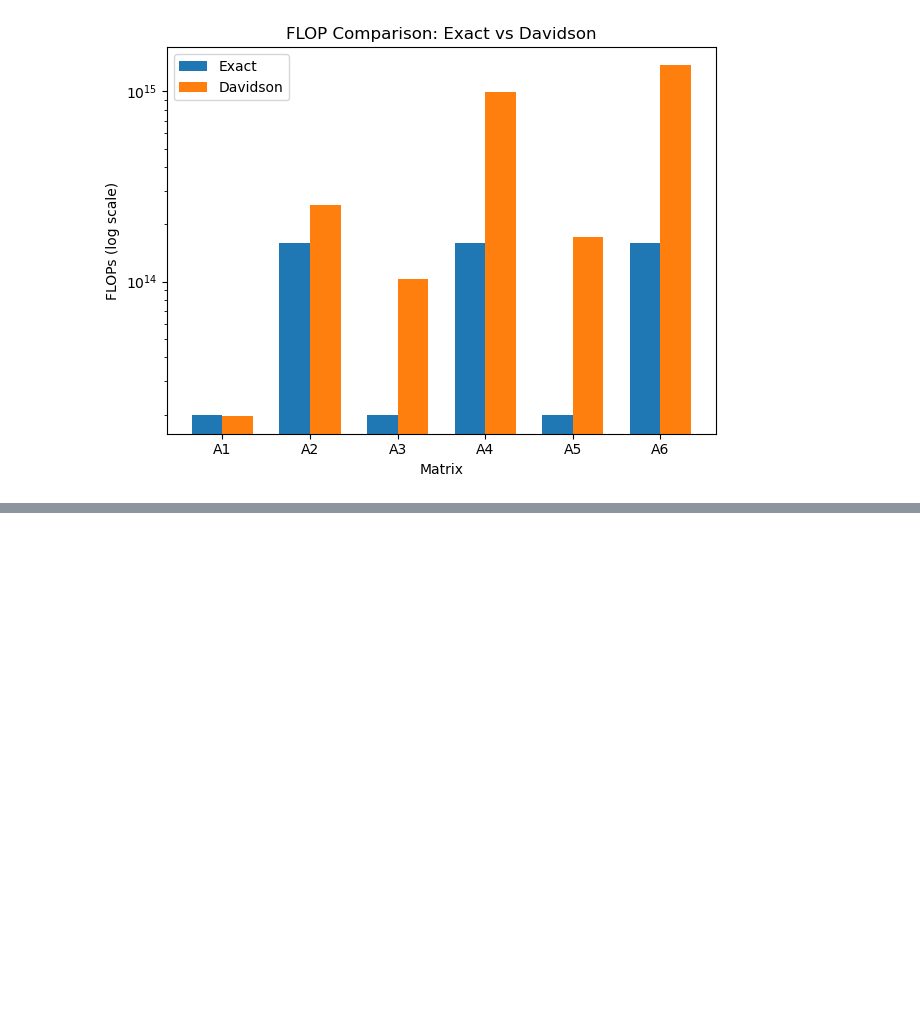
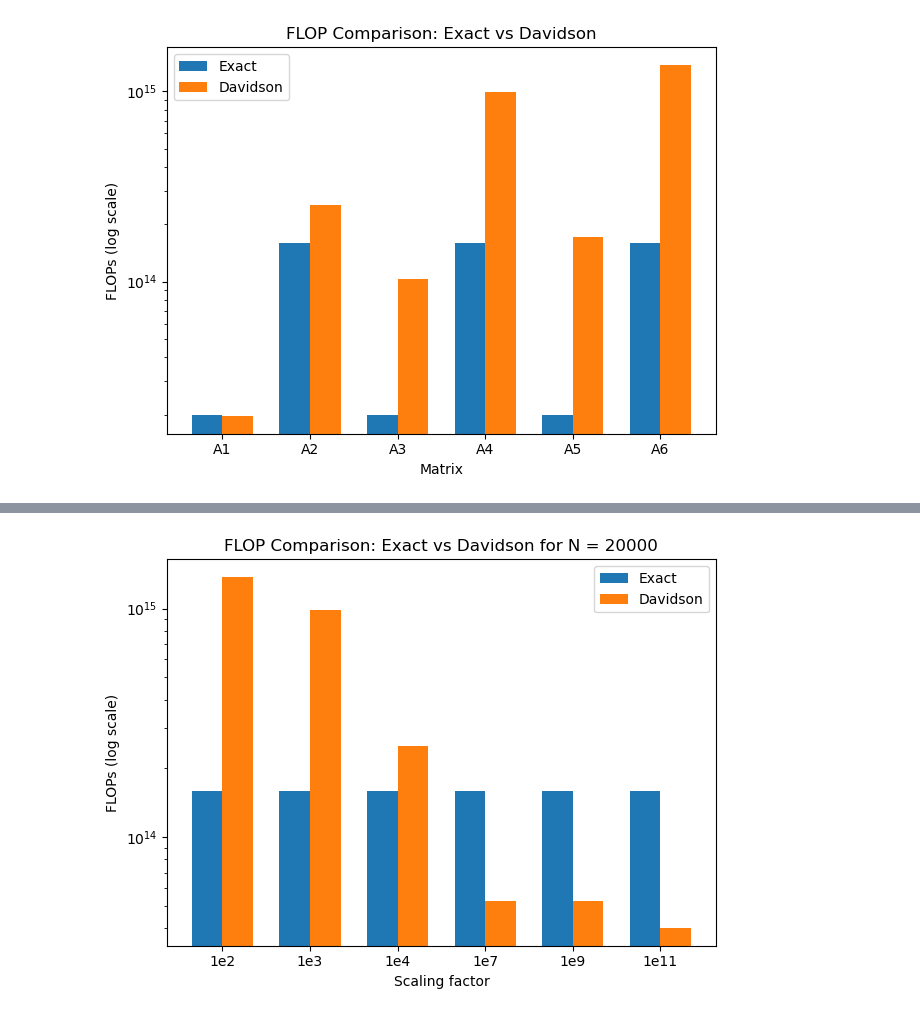
Before and after one commit to framere/Final_codes_MA, a Jupyter notebook: Davidson_jacobi/RANDOM_MATRIX/Plots.ipynb, the cells around one changed output, grey strips where cells are left out. Cells and saved outputs as stored; diff of their text form; code cells hidden in the pictures; blank space fills up the shorter version.

```diff
--- a/Davidson_jacobi/RANDOM_MATRIX/Plots.ipynb
+++ b/Davidson_jacobi/RANDOM_MATRIX/Plots.ipynb
@@ -26,0 +76,13 @@ plt.show()
+# %%
+plt.bar(x - width/2, larger_system_x, width, label='Exact')
+plt.bar(x + width/2, flops_larger, width, label='Davidson')
+plt.yscale('log')
+plt.ylabel('FLOPs (log scale)')
+plt.xlabel('Scaling factor')
+plt.title('FLOP Comparison: Exact vs Davidson for N = 20000')
+plt.xticks(x, labels)
+plt.legend()
+plt.tight_layout()
+plt.show()
+# %% [output]
+[figure, added]
```
Also changed, not shown: parts of 2 cells of this notebook, 3 other files.
